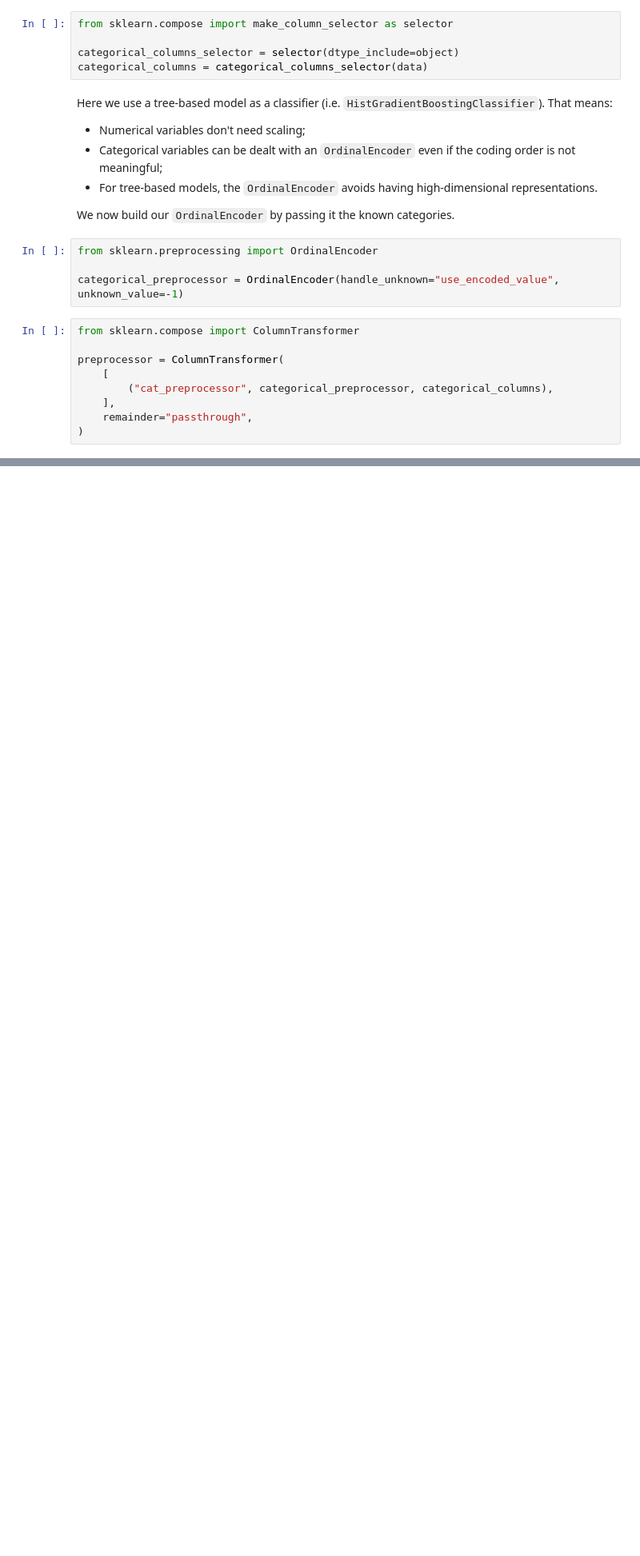
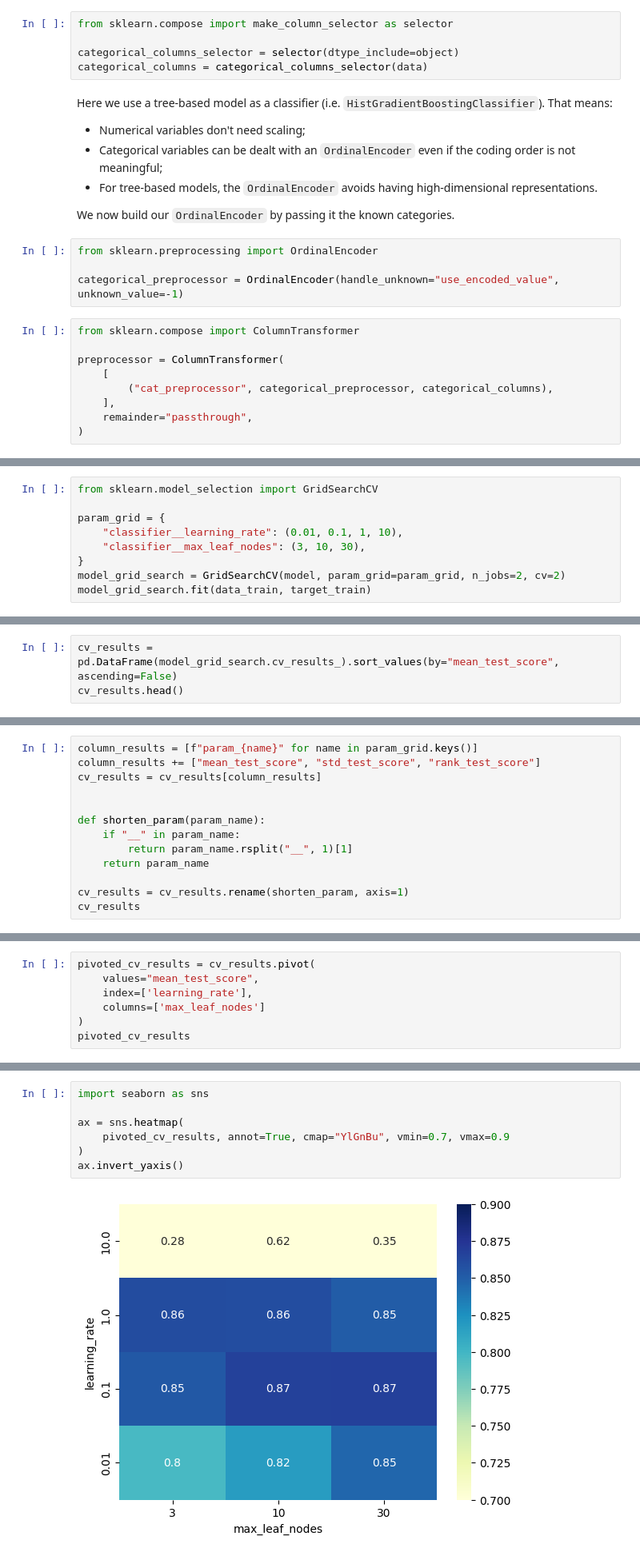
Before and after one commit to DavidGuzzi/inria, a Jupyter notebook: module_3.ipynb, the cells around one changed output, grey strips where cells are left out. Shown: that part at 80% size. Drawn from its saved outputs; the diff is of its cells as text; blank space fills up the shorter version.

```diff
--- a/module_3.ipynb
+++ b/module_3.ipynb
@@ -231,0 +233,9 @@ Pipeline(steps=[('preprocessor',
+# %%
+from sklearn.model_selection import GridSearchCV
+
+param_grid = {
+    "classifier__learning_rate": (0.01, 0.1, 1, 10),
+    "classifier__max_leaf_nodes": (3, 10, 30),
+}
+model_grid_search = GridSearchCV(model, param_grid=param_grid, n_jobs=2, cv=2)
+model_grid_search.fit(data_train, target_train)
@@ -231,0 +283,3 @@ Pipeline(steps=[('preprocessor',
+# %%
+cv_results = pd.DataFrame(model_grid_search.cv_results_).sort_values(by="mean_test_score", ascending=False)
+cv_results.head()
@@ -231,0 +293,13 @@ Pipeline(steps=[('preprocessor',
+# %%
+column_results = [f"param_{name}" for name in param_grid.keys()]
+column_results += ["mean_test_score", "std_test_score", "rank_test_score"]
+cv_results = cv_results[column_results]
+
+
+def shorten_param(param_name):
+    if "__" in param_name:
+        return param_name.rsplit("__", 1)[1]
+    return param_name
+
+cv_results = cv_results.rename(shorten_param, axis=1)
+cv_results
@@ -231,0 +320,7 @@ Pipeline(steps=[('preprocessor',
+# %%
+pivoted_cv_results = cv_results.pivot(
+    values="mean_test_score",
+    index=['learning_rate'],
+    columns=['max_leaf_nodes']
+)
+pivoted_cv_results
@@ -231,0 +334,9 @@ Pipeline(steps=[('preprocessor',
+# %%
+import seaborn as sns
+
+ax = sns.heatmap(
+    pivoted_cv_results, annot=True, cmap="YlGnBu", vmin=0.7, vmax=0.9
+)
+ax.invert_yaxis()
+# %% [output]
+[figure, added]
```
Also changed, not shown: parts of 9 cells of this notebook.
